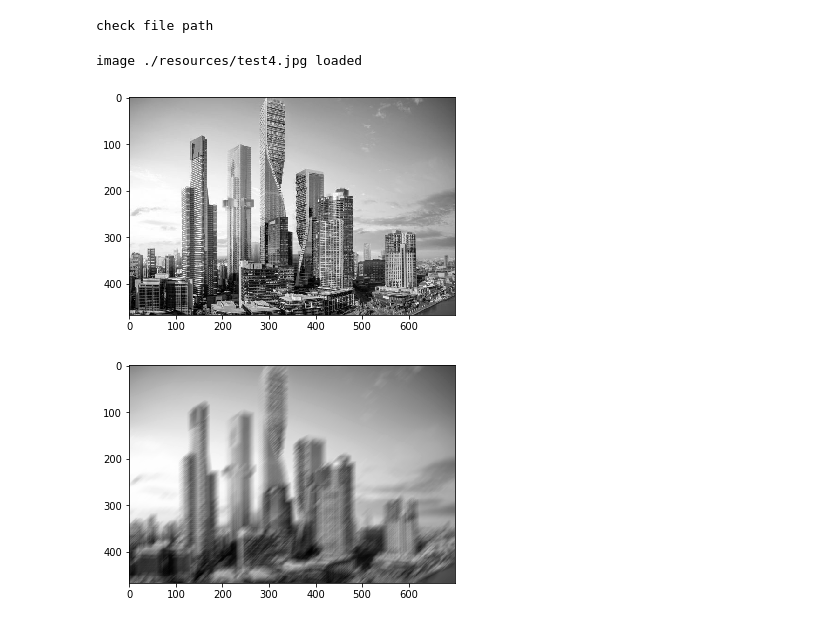
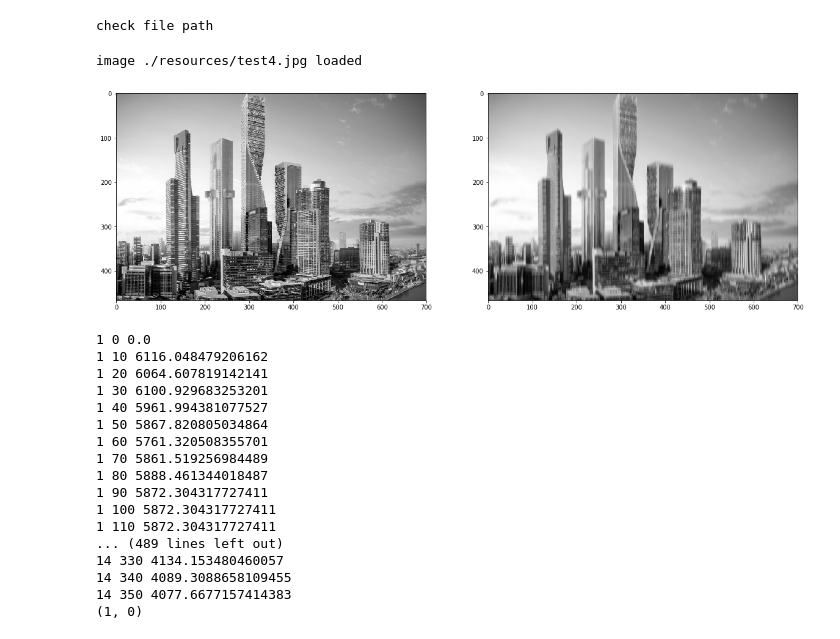
Before and after one commit to alti-tude/blind_deblurring, a Jupyter notebook: reblur.ipynb, the cells around one changed output. Saved outputs shown, nothing was run; the diff lists cells and outputs as text; code cells hidden in the pictures.

```diff
--- a/reblur.ipynb
+++ b/reblur.ipynb
@@ -18,21 +18,28 @@ def rotateImage(image, angle):
+# %%
+def blurKernel(r, theta):
+    kernel = np.zeros((r,r))
+    kernel[r//2,:] = 1/r
+    return rotateMatrix(kernel, theta)
+# %%
+def MSELoss(img1, img2):
+    return np.sqrt(np.sum(np.power(img1 - img2, 2)))
+# %%
+def linearBlur(img, r, theta):
+    kernel = blurKernel(r, theta)
+    return cv2.filter2D(img, -1, kernel)
 # %%
-def findKernel(img):
-    mse = 1000
-    opt_r = 5
-    opt_theta = 0
-    for r in range(5, 16, 2):
-        for theta in range(0, 360, 10):
-            kernel = np.zeros((r, r))
-            kernel[r//2,:] = np.ones(r)/r
-            kernel = rotateImage(kernel, theta)
-            blur = cv2.filter2D(img, -1, kernel)
-            err = np.sqrt(np.sum(np.power(img-blur, 2)))
+def findKernel(img, r_max, inc_ang):
+    mse = float('inf')
+    opt_r, opt_theta = 1, 0
+    for r in range(1, r_max):
+        for theta in range(0, 360, inc_ang):
+            blur = linearBlur(img, r, theta)
+            err = MSELoss(img, blur)
+            print(r, theta, err)
             if err < mse:
                 mse = err
-                opt_r = r
-                opt_theta = theta
+                opt_r, opt_theta = r, theta
     return opt_r, opt_theta
-#             plt.imshow(blurr, cmap ='gray')
 # %%
 def patches(img):
     rows = img.shape[0]
@@ -46,11 +53,30 @@ def patches(img):
             findKernel(img[i:ex, j:ey])
 # %%
 img = utils.loadImage('./resources/test4.jpg', 'gray')
-plt.imshow(img, cmap='gray')
+blurred_img = linearBlur(img, 10, 90)
+_, plots = plt.subplots(1,2,figsize=(20,20))
+plots[0].imshow(img, cmap = 'gray')
+plots[1].imshow(blurred_img, cmap = 'gray')
 plt.show()
-findKernel(img)
-# print(img)
+
+print(findKernel(img, 15, 10))
 # %% [output]
 image ./resources/test4.jpg loaded
-[figure, old version]
+[figure, new version]
-[figure, removed]
+1 0 0.0
+1 10 6116.048479206162
+1 20 6064.607819142141
+1 30 6100.929683253201
+1 40 5961.994381077527
+1 50 5867.820805034864
+1 60 5761.320508355701
+1 70 5861.519256984489
+1 80 5888.461344018487
+1 90 5872.304317727411
+1 100 5872.304317727411
+1 110 5872.304317727411
+... (489 lines left out)
+14 330 4134.153480460057
+14 340 4089.3088658109455
+14 350 4077.6677157414383
+(1, 0)
```
Also changed, not shown: parts of 1 cell of this notebook, 1 other file.
